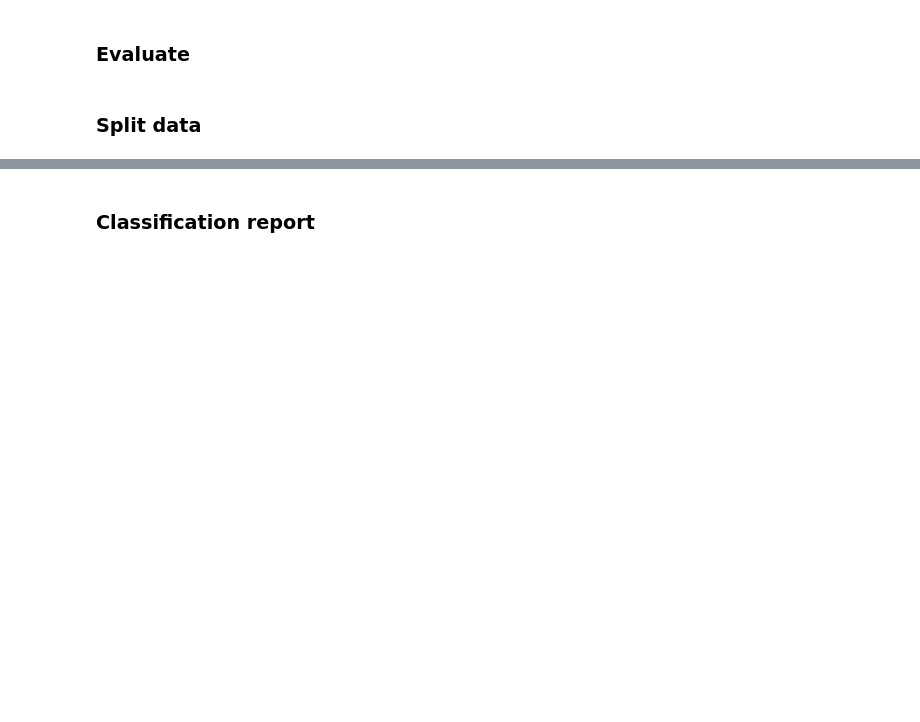
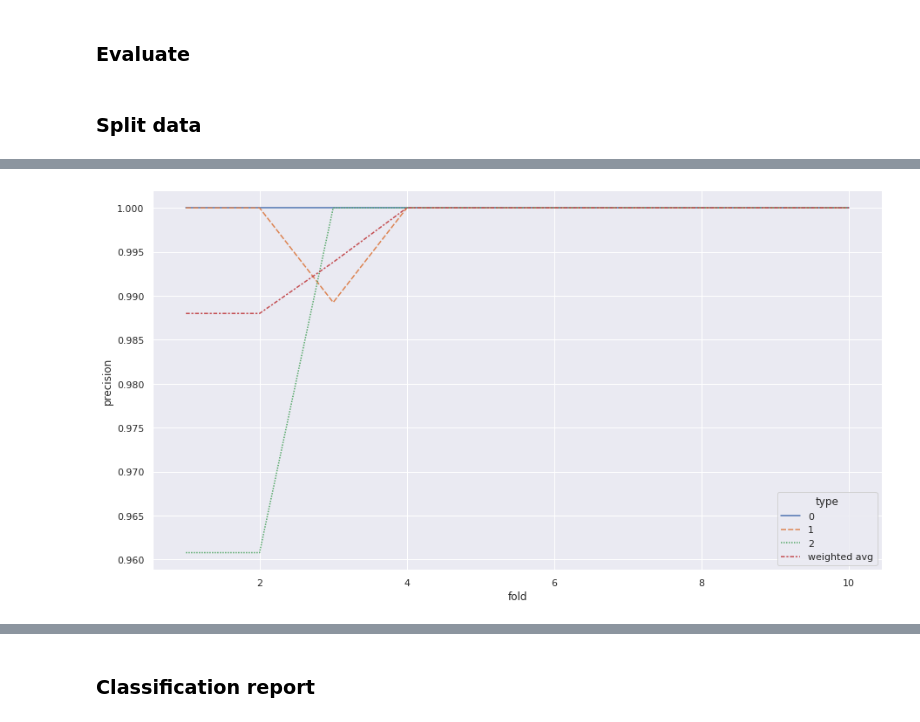
Before and after one commit to jianzhichun/6002, a Jupyter notebook: bert(dianping-cn)+weightedrandomsampler+nn(linear(768,3)+dropout(0.5))+focus_loss_weighted_crossentropyloss_kfold10.ipynb, the cells around one changed output, grey strips where cells are left out. Saved outputs shown, nothing was run; the diff lists cells and outputs as text; code cells hidden in the pictures; blank space fills up the shorter version.

```diff
--- a/bert(dianping-cn)+weightedrandomsampler+nn(linear(768,3)+dropout(0.5))+focus_loss_weighted_crossentropyloss_kfold10.ipynb
+++ b/bert(dianping-cn)+weightedrandomsampler+nn(linear(768,3)+dropout(0.5))+focus_loss_weighted_crossentropyloss_kfold10.ipynb
@@ -272,16 +264,3 @@ df_train, df_val, df_test = np.split(
     sample_df.sample(frac=1, random_state=42),
     [int(0.8 * len(sample_df)), int(0.9 * len(sample_df))],
 )
-# %%
-EPOCHS = 20
-model = BertClassifier()
-LR = 1e-6
-
-np.random.seed(112)
-
-########## TODO: random labeled############
-# sample_df['category'] = np.random.randint(0,4, size=len(sample_df))
-
-print(len(df_train), len(df_val), len(df_test))
-
-train(model, df_train.reset_index(drop=True), df_val.reset_index(drop=True), LR, EPOCHS)
@@ -393,0 +334,19 @@ weighted avg       0.98      0.94      0.95       100
+# %%
+reports = []
+for i in range(10):
+    reports.append(classification_report(history['true'][i], history['pred'][i], output_dict=True))
+# %%
+_0_df = pd.DataFrame(map(lambda x: x['0'], reports))
+_0_df['type'] = '0'
+_0_df['fold'] = range(1, 11)
+_1_df = pd.DataFrame(map(lambda x: x['1'], reports))
+_1_df['type'] = '1'
+_1_df['fold'] = range(1, 11)
+_2_df = pd.DataFrame(map(lambda x: x['2'], reports))
+_2_df['type'] = '2'
+_2_df['fold'] = range(1, 11)
+_weighted_avg_df = pd.DataFrame(map(lambda x: x['weighted avg'], reports))
+_weighted_avg_df['type'] = 'weighted avg'
+_weighted_avg_df['fold'] = range(1, 11)
+reports_df = pd.concat([_0_df, _1_df, _2_df, _weighted_avg_df])
+reports_df
@@ -393,0 +371,5 @@ weighted avg       0.98      0.94      0.95       100
+# %%
+sns.lineplot(data=reports_df.reset_index(drop=True),x='fold',y='precision',hue='type',style='type')
+plt.show()
+# %% [output]
+[figure, added]
```
Also changed, not shown: parts of 9 cells of this notebook.
